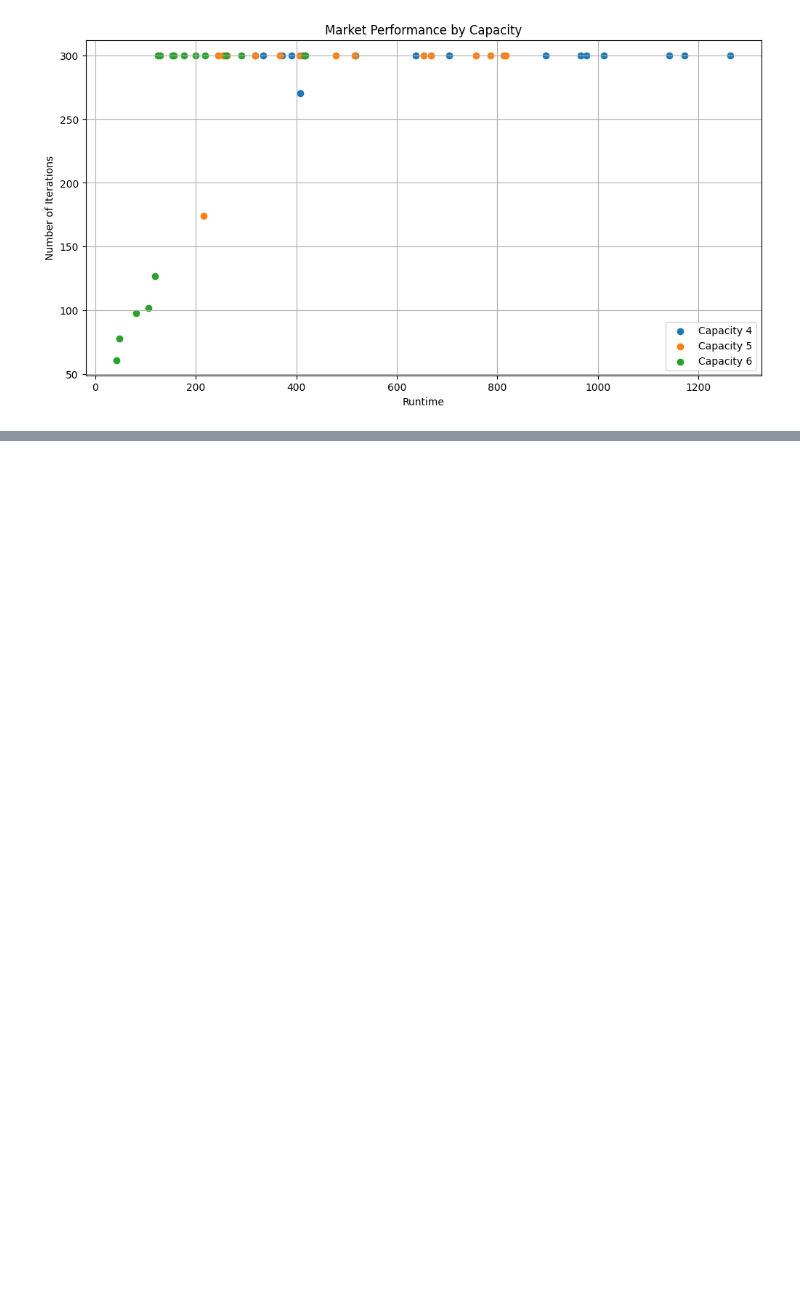
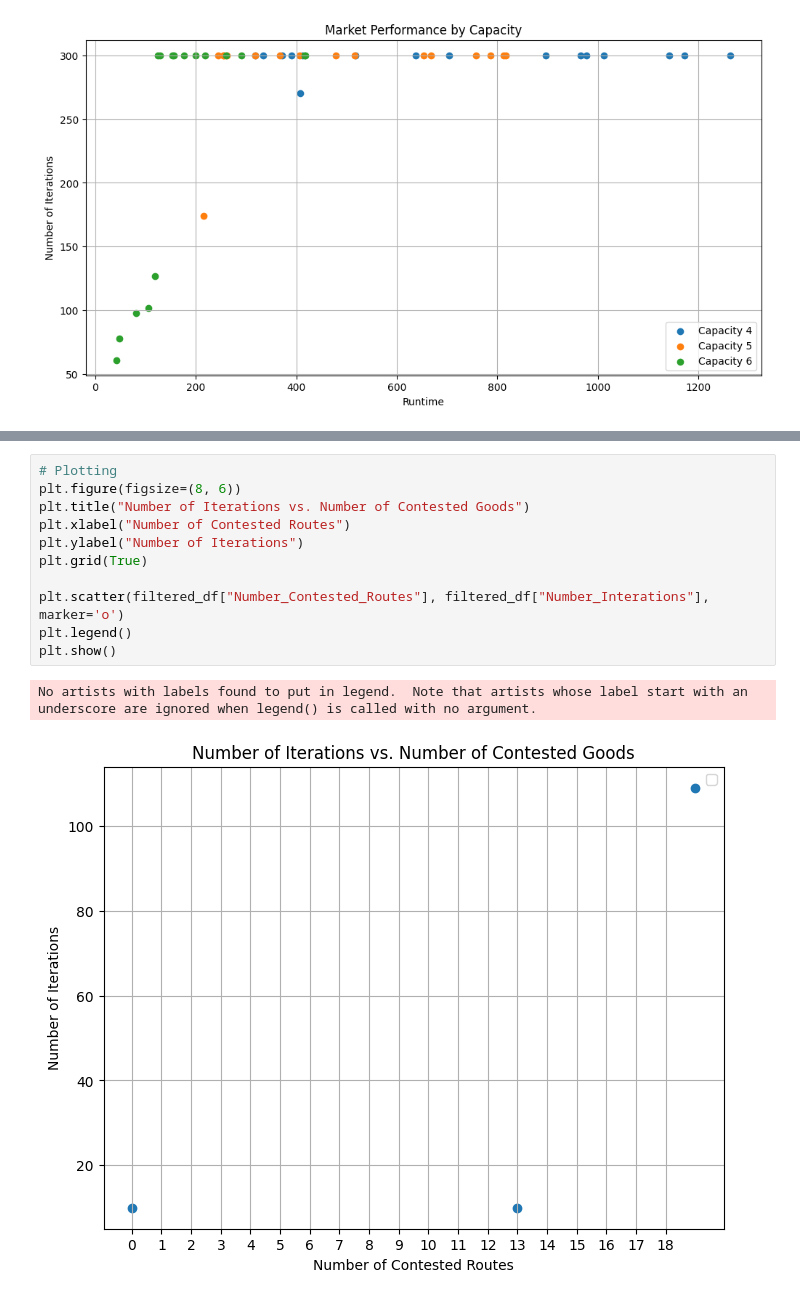
Before and after one commit to sastry-group/Mechanism-Design-for-AAM, a Jupyter notebook: ic/fisher/Fisher_data_reader.ipynb, the cells around one changed output, grey strips where cells are left out. Cells and saved outputs as stored; diff of their text form; blank space fills up the shorter version.

```diff
--- a/ic/fisher/Fisher_data_reader.ipynb
+++ b/ic/fisher/Fisher_data_reader.ipynb
@@ -350,0 +435,14 @@ plt.legend()
+# %%
+# Plotting
+plt.figure(figsize=(8, 6))
+plt.title("Number of Iterations vs. Number of Contested Goods")
+plt.xlabel("Number of Contested Routes")
+plt.ylabel("Number of Iterations")
+plt.grid(True)
+
+plt.scatter(filtered_df["Number_Contested_Routes"], filtered_df["Number_Interations"], marker='o')
+plt.legend()
+plt.show()
+# %% [output]
+No artists with labels found to put in legend.  Note that artists whose label start with an underscore are ignored when legend() is called with no argument.
+[figure, added]
```
Also changed, not shown: parts of 4 cells of this notebook, 2 other files.
